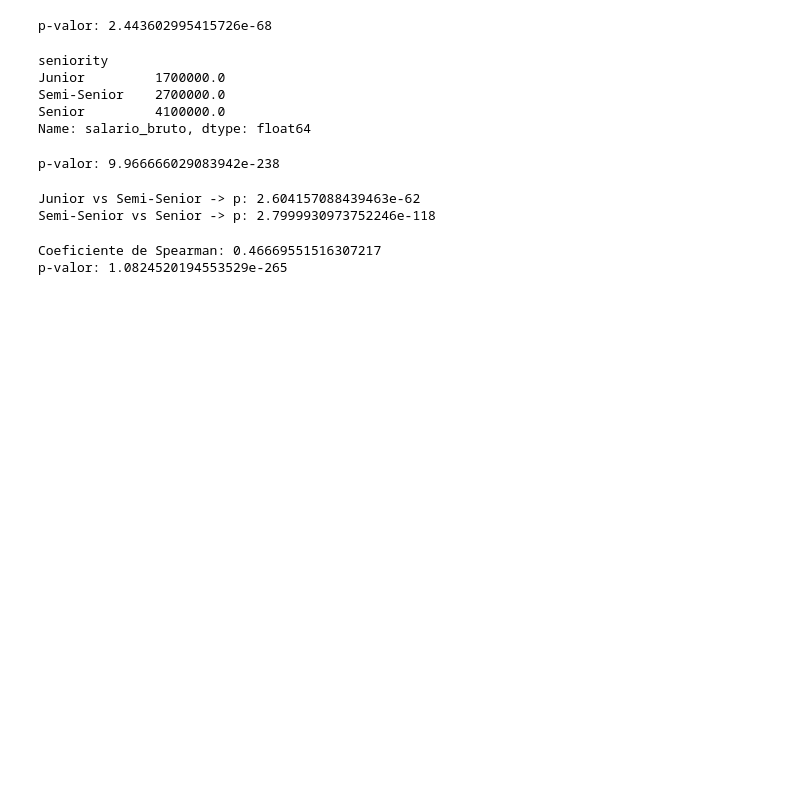
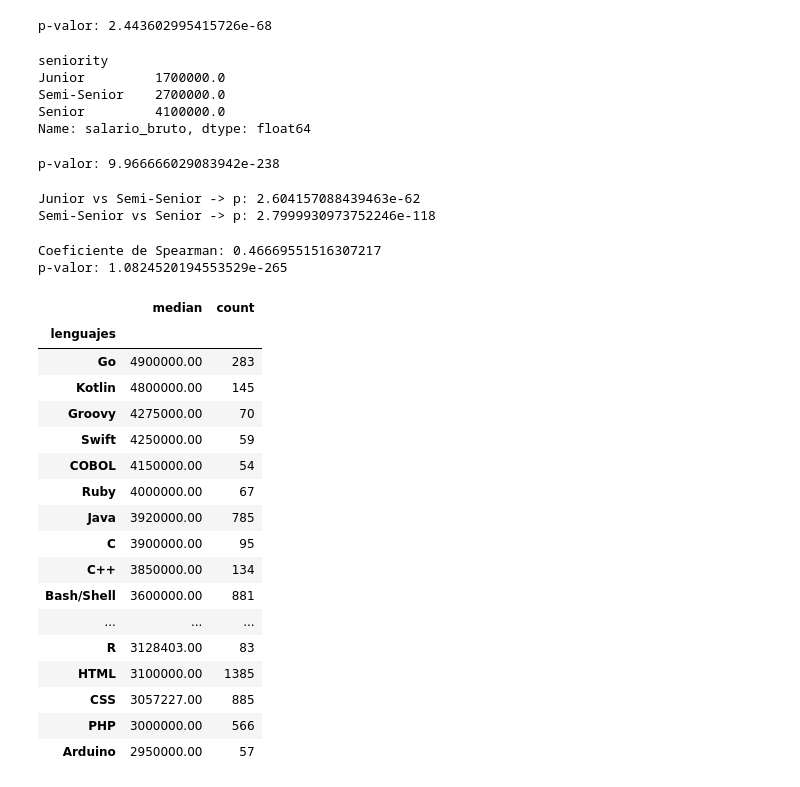
Before and after one commit to LautaroFlores47/analisis-sueldos-it, a Jupyter notebook: notebooks/03_analisis.ipynb, the cells around one changed output. Saved outputs shown, nothing was run; the diff lists cells and outputs as text; code cells hidden in the pictures; blank space fills up the shorter version.

```diff
--- a/notebooks/03_analisis.ipynb
+++ b/notebooks/03_analisis.ipynb
@@ -155,3 +155,34 @@ print("p-valor:", p_valor)
 # %% [output]
 Coeficiente de Spearman: 0.46669551516307217
 p-valor: 1.0824520194553529e-265
+# %%
+# Reconstruimos la tabla de lenguajes a partir de datos limpios
+lenguajes_exploded = datos[["lenguajes", "salario_bruto"]].copy()
+lenguajes_exploded["lenguajes"] = lenguajes_exploded["lenguajes"].str.split(", ")
+lenguajes_exploded = lenguajes_exploded.explode("lenguajes")
+lenguajes_exploded = lenguajes_exploded[lenguajes_exploded["lenguajes"] != "Ninguno de los anteriores"]
+
+# Mediana y cantidad por lenguaje, filtrando los que tienen 50+ respuestas
+h4 = lenguajes_exploded.groupby("lenguajes")["salario_bruto"].agg(["median", "count"])
+h4 = h4[h4["count"] >= 50].sort_values("median", ascending=False)
+
+h4
+# %% [output]
+|  | median | count |
+| lenguajes |  |  |
+| Go | 4900000.00 | 283 |
+| Kotlin | 4800000.00 | 145 |
+| Groovy | 4275000.00 | 70 |
+| Swift | 4250000.00 | 59 |
+| COBOL | 4150000.00 | 54 |
+| Ruby | 4000000.00 | 67 |
+| Java | 3920000.00 | 785 |
+| C | 3900000.00 | 95 |
+| C++ | 3850000.00 | 134 |
+| Bash/Shell | 3600000.00 | 881 |
+| ... | ... | ... |
+| R | 3128403.00 | 83 |
+| HTML | 3100000.00 | 1385 |
+| CSS | 3057227.00 | 885 |
+| PHP | 3000000.00 | 566 |
+| Arduino | 2950000.00 | 57 |
```
Also changed, not shown: parts of 6 cells of this notebook, 1 other file.
